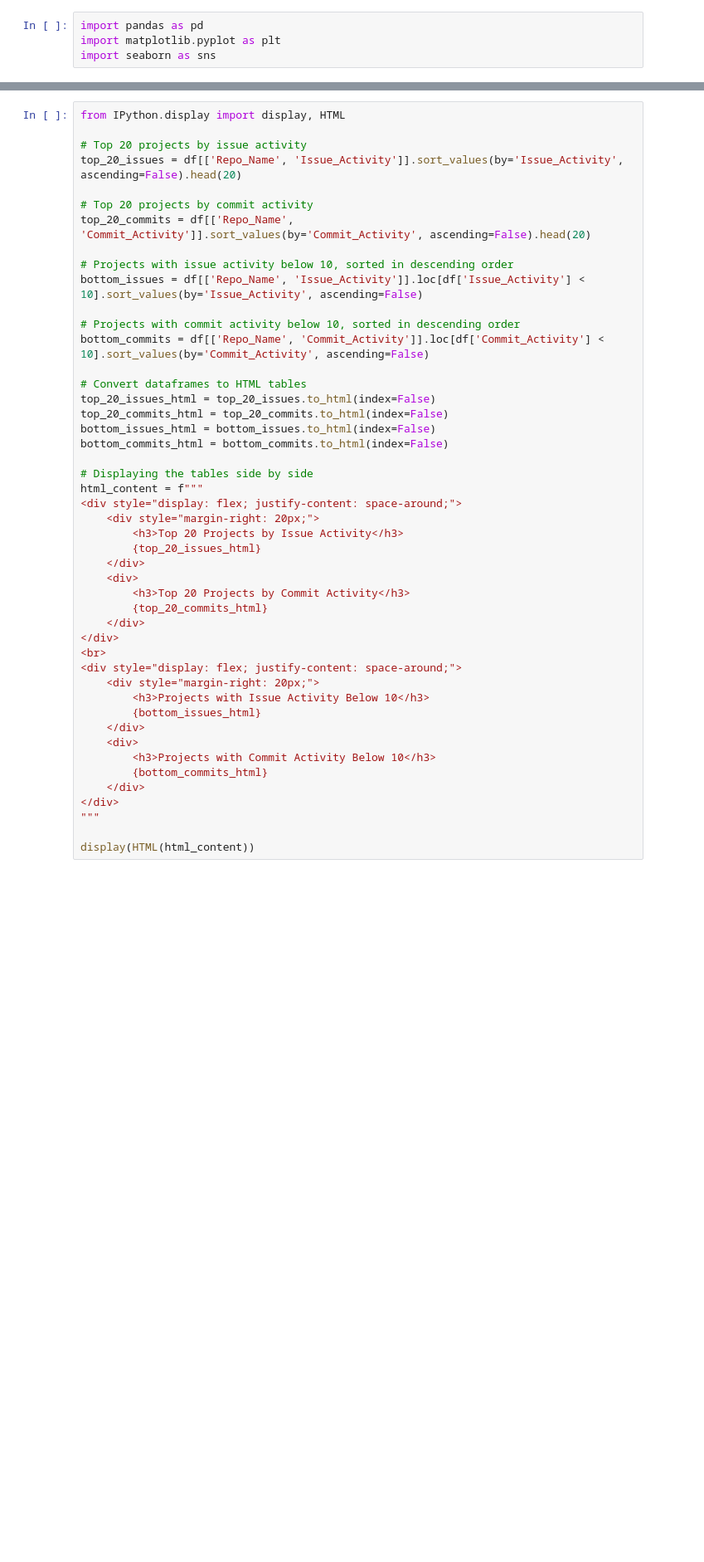
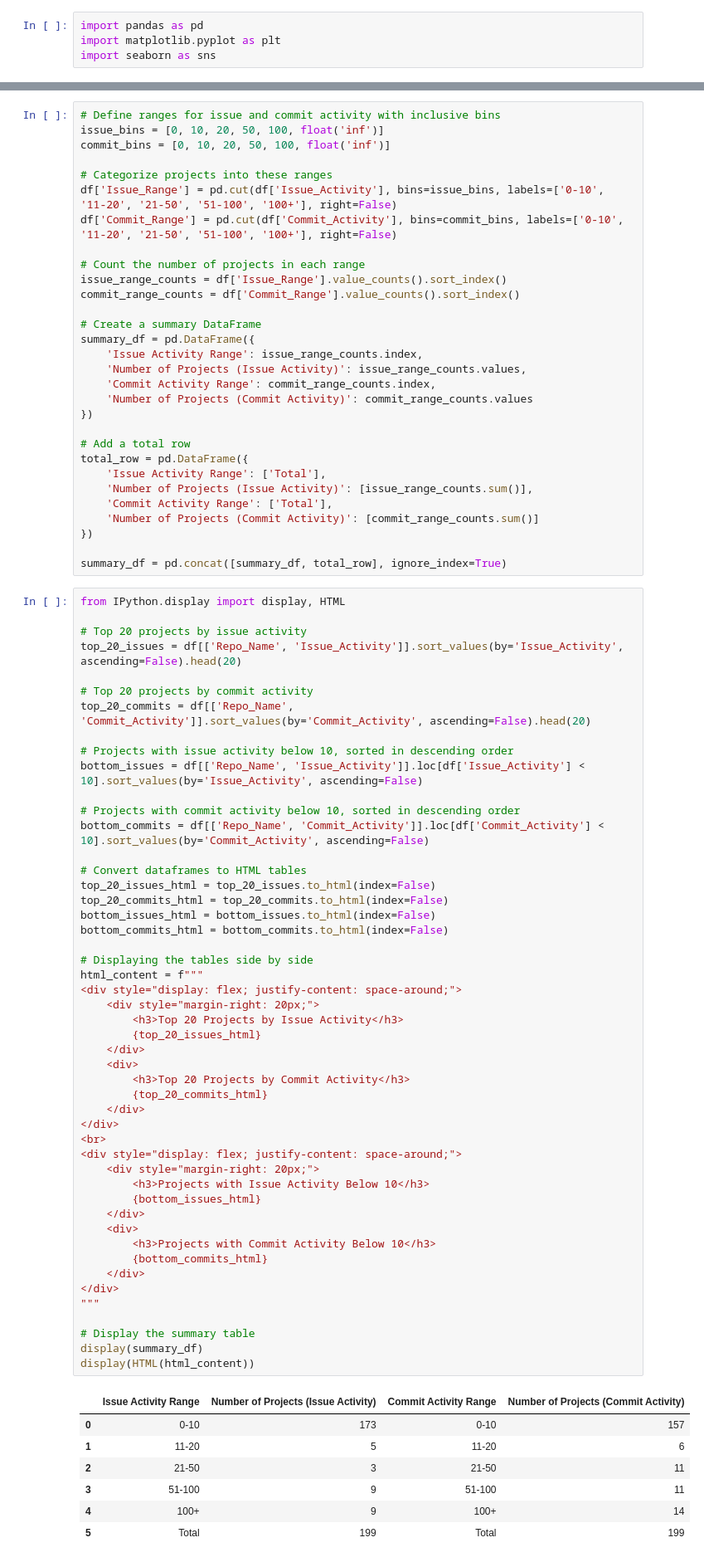
Before and after one commit to rocketstack-matt/finos-landscape, a Jupyter notebook: landscape.ipynb, the cells around one changed output, grey strips where cells are left out. Shown at 83% size. Saved outputs shown, nothing was run; the diff lists cells and outputs as text; blank space fills up the shorter version.

Commit message:
Add summary table

```diff
--- a/landscape.ipynb
+++ b/landscape.ipynb
@@ -21,6 +21,36 @@ for column in numeric_columns:
 
 # Fill missing numeric values with 0
 df[numeric_columns] = df[numeric_columns].fillna(0)
+# %%
+# Define ranges for issue and commit activity with inclusive bins
+issue_bins = [0, 10, 20, 50, 100, float('inf')]
+commit_bins = [0, 10, 20, 50, 100, float('inf')]
+
+# Categorize projects into these ranges
+df['Issue_Range'] = pd.cut(df['Issue_Activity'], bins=issue_bins, labels=['0-10', '11-20', '21-50', '51-100', '100+'], right=False)
+df['Commit_Range'] = pd.cut(df['Commit_Activity'], bins=commit_bins, labels=['0-10', '11-20', '21-50', '51-100', '100+'], right=False)
+
+# Count the number of projects in each range
+issue_range_counts = df['Issue_Range'].value_counts().sort_index()
+commit_range_counts = df['Commit_Range'].value_counts().sort_index()
+
+# Create a summary DataFrame
+summary_df = pd.DataFrame({
+    'Issue Activity Range': issue_range_counts.index,
+    'Number of Projects (Issue Activity)': issue_range_counts.values,
+    'Commit Activity Range': commit_range_counts.index,
+    'Number of Projects (Commit Activity)': commit_range_counts.values
+})
+
+# Add a total row
+total_row = pd.DataFrame({
+    'Issue Activity Range': ['Total'],
+    'Number of Projects (Issue Activity)': [issue_range_counts.sum()],
+    'Commit Activity Range': ['Total'],
+    'Number of Projects (Commit Activity)': [commit_range_counts.sum()]
+})
+
+summary_df = pd.concat([summary_df, total_row], ignore_index=True)
 # %%
 from IPython.display import display, HTML
 
@@ -42,31 +72,40 @@ top_20_commits_html = top_20_commits.to_html(index=False)
 bottom_issues_html = bottom_issues.to_html(index=False)
 bottom_commits_html = bottom_commits.to_html(index=False)
 
 # Displaying the tables side by side
 html_content = f"""
 <div style="display: flex; justify-content: space-around;">
     <div style="margin-right: 20px;">
         <h3>Top 20 Projects by Issue Activity</h3>
         {top_20_issues_html}
     </div>
     <div>
         <h3>Top 20 Projects by Commit Activity</h3>
         {top_20_commits_html}
     </div>
 </div>
 <br>
 <div style="display: flex; justify-content: space-around;">
     <div style="margin-right: 20px;">
         <h3>Projects with Issue Activity Below 10</h3>
         {bottom_issues_html}
     </div>
     <div>
         <h3>Projects with Commit Activity Below 10</h3>
         {bottom_commits_html}
     </div>
 </div>
 """
 
+# Display the summary table
+display(summary_df)
 display(HTML(html_content))
 # %% [output]
+|  | Issue Activity Range | Number of Projects (Issue Activity) | Commit Activity Range | Number of Projects (Commit Activity) |
+| 0 | 0-10 | 173 | 0-10 | 157 |
+| 1 | 11-20 | 5 | 11-20 | 6 |
+| 2 | 21-50 | 3 | 21-50 | 11 |
+| 3 | 51-100 | 9 | 51-100 | 11 |
+| 4 | 100+ | 9 | 100+ | 14 |
+| 5 | Total | 199 | Total | 199 |
 Top 20 Projects by Issue Activity
```
Also changed, not shown: parts of 1 cell of this notebook.
